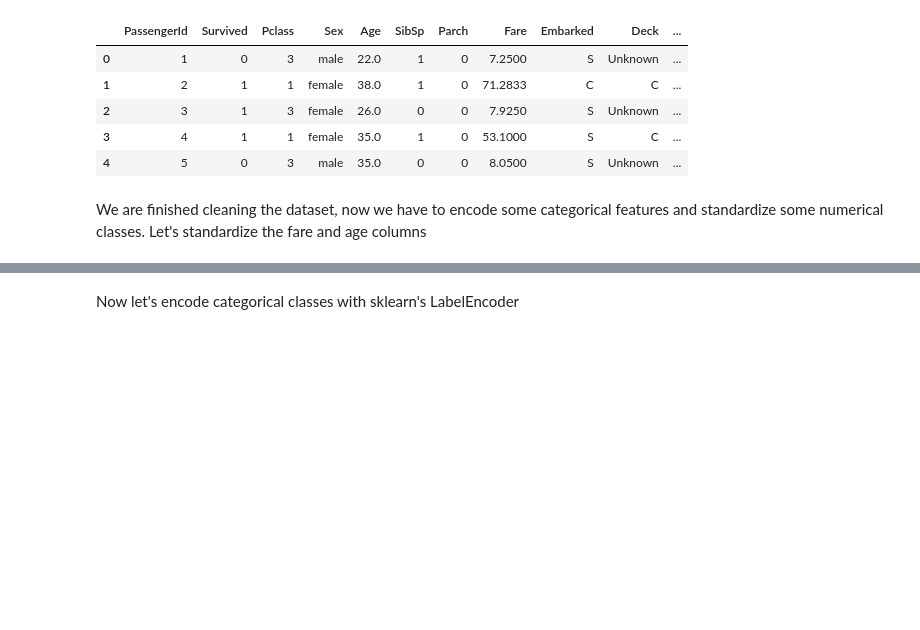
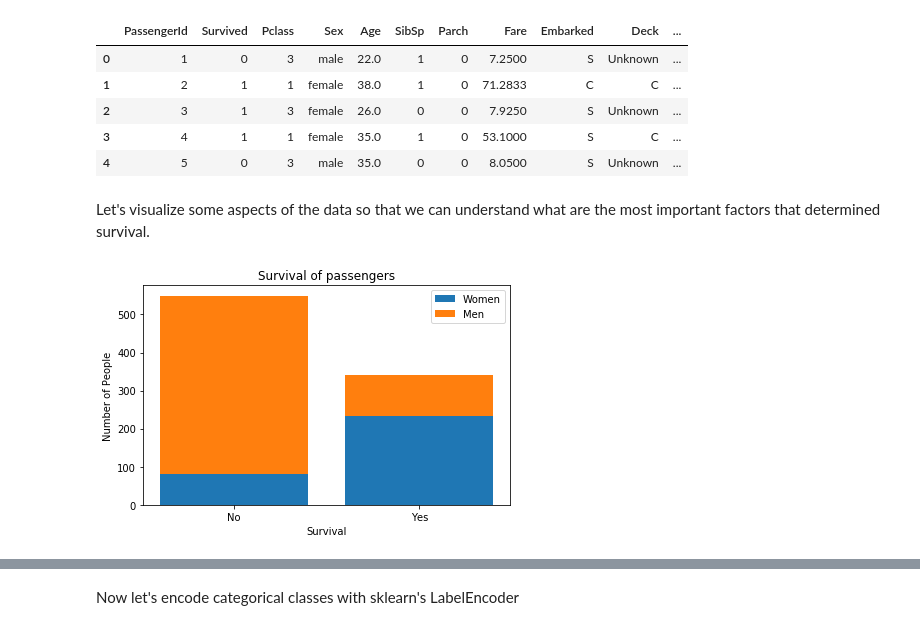
Before and after one commit to WencesVillegasMarset/KaggleChallenges, a Jupyter notebook: Kaggle Titanic Dataset .ipynb, the cells around one changed output, grey strips where cells are left out. Drawn from its saved outputs; the diff is of its cells as text; code cells hidden in the pictures; blank space fills up the shorter version.

```diff
--- a/Kaggle Titanic Dataset .ipynb
+++ b/Kaggle Titanic Dataset .ipynb
@@ -153,6 +170,21 @@ training_set.head()
 | 2 | 3 | 1 | 3 | female | 26.0 | 0 | 0 | 7.9250 | S | Unknown | ... |
 | 3 | 4 | 1 | 1 | female | 35.0 | 1 | 0 | 53.1000 | S | C | ... |
 | 4 | 5 | 0 | 3 | male | 35.0 | 0 | 0 | 8.0500 | S | Unknown | ... |
-# %% [markdown]
-We are finished cleaning the dataset, now we have to encode some categorical features and standardize some numerical classes.
-Let's standardize the fare and age columns
+# %% [markdown]
+Let's visualize some aspects of the data so that we can understand what are the most important factors that determined survival.
+# %%
+index = training_set['Survived'].unique() # get the number of bars
+grouped_data = training_set.groupby(['Survived', 'Sex'])
+temp = grouped_data.size().unstack()
+women_stats = (temp.iat[0,0], temp.iat[1,0])
+men_stats = (temp.iat[0,1], temp.iat[1,1])
+p1 = plt.bar(index, women_stats)
+p2 = plt.bar(index, men_stats, bottom=women_stats)
+plt.xticks(index, ('No', 'Yes'))
+plt.ylabel('Number of People')
+plt.xlabel('Survival')
+plt.title('Survival of passengers')
+plt.legend((p1[0], p2[0]), ('Women', 'Men'))
+plt.tight_layout()
+# %% [output]
+[figure, added]
```
Also changed, not shown: parts of 35 cells of this notebook, 1 other file.
